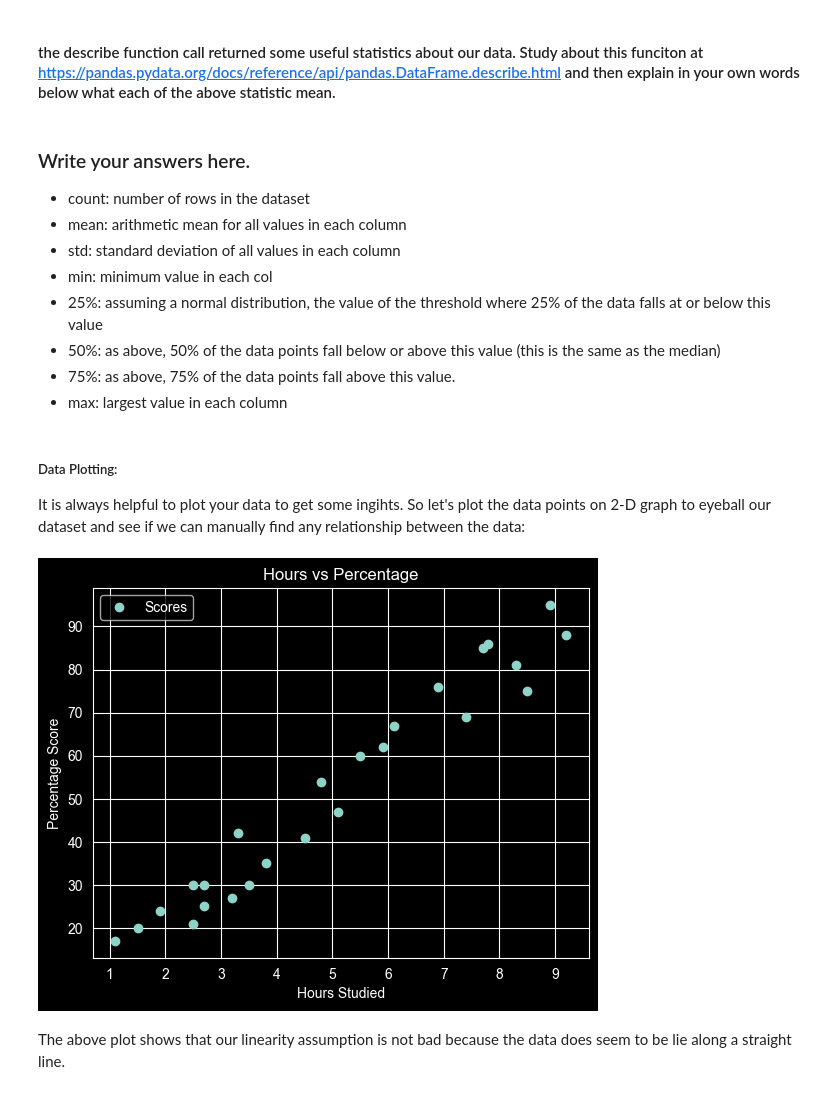
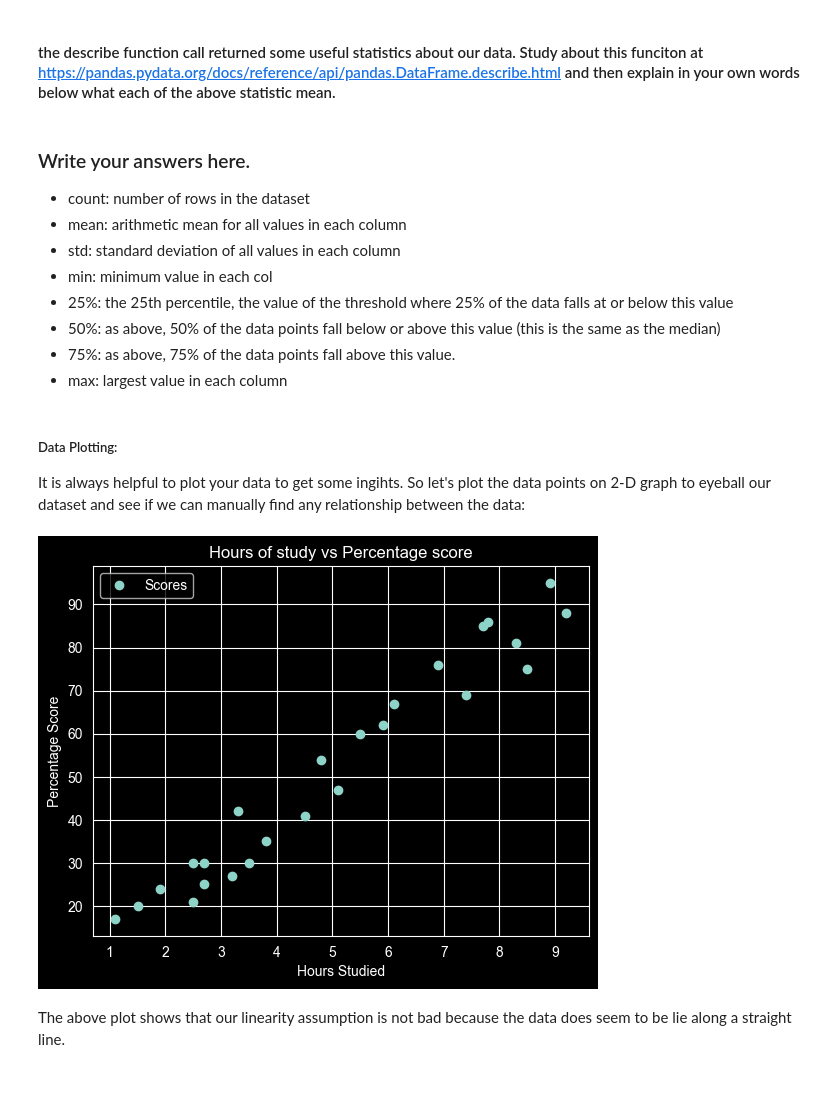
Before and after one commit to rickgladwin/ml_and_deep_learning_challenges, a Jupyter notebook: week_2_linear_regression/Week+2+-+Practical-Learning.ipynb, the cells around one changed output. Drawn from its saved outputs; the diff is of its cells as text; code cells hidden in the pictures.

```diff
--- a/week_2_linear_regression/Week+2+-+Practical-Learning.ipynb
+++ b/week_2_linear_regression/Week+2+-+Practical-Learning.ipynb
@@ -74,7 +74,7 @@ dataset.describe()
 - mean: arithmetic mean for all values in each column
 - std: standard deviation of all values in each column
 - min: minimum value in each col
-- 25%: assuming a normal distribution, the value of the threshold where 25% of the data falls at or below this value
+- 25%: the 25th percentile, the value of the threshold where 25% of the data falls at or below this value
 - 50%: as above, 50% of the data points fall below or above this value (this is the same as the median)
 - 75%: as above, 75% of the data points fall above this value.
 - max: largest value in each column
@@ -84,13 +84,13 @@ It is always helpful to plot your data to get some ingihts. So let's plot the da
 # %%
 # dark mode
 plt.style.use('dark_background')
 dataset.plot(x='Hours', y='Scores', style='o')
-plt.title('Hours vs Percentage')
+plt.title('Hours of study vs Percentage score')
 plt.xlabel('Hours Studied')
 plt.ylabel('Percentage Score')
 plt.show()
 # %% [output]
-[figure, old version]
+[figure, new version]
 # %% [markdown]
 The above plot shows that our linearity assumption is not bad because the data does seem to be lie along a straight line.
 # %% [markdown]
```
Also changed, not shown: parts of 2 cells of this notebook.
